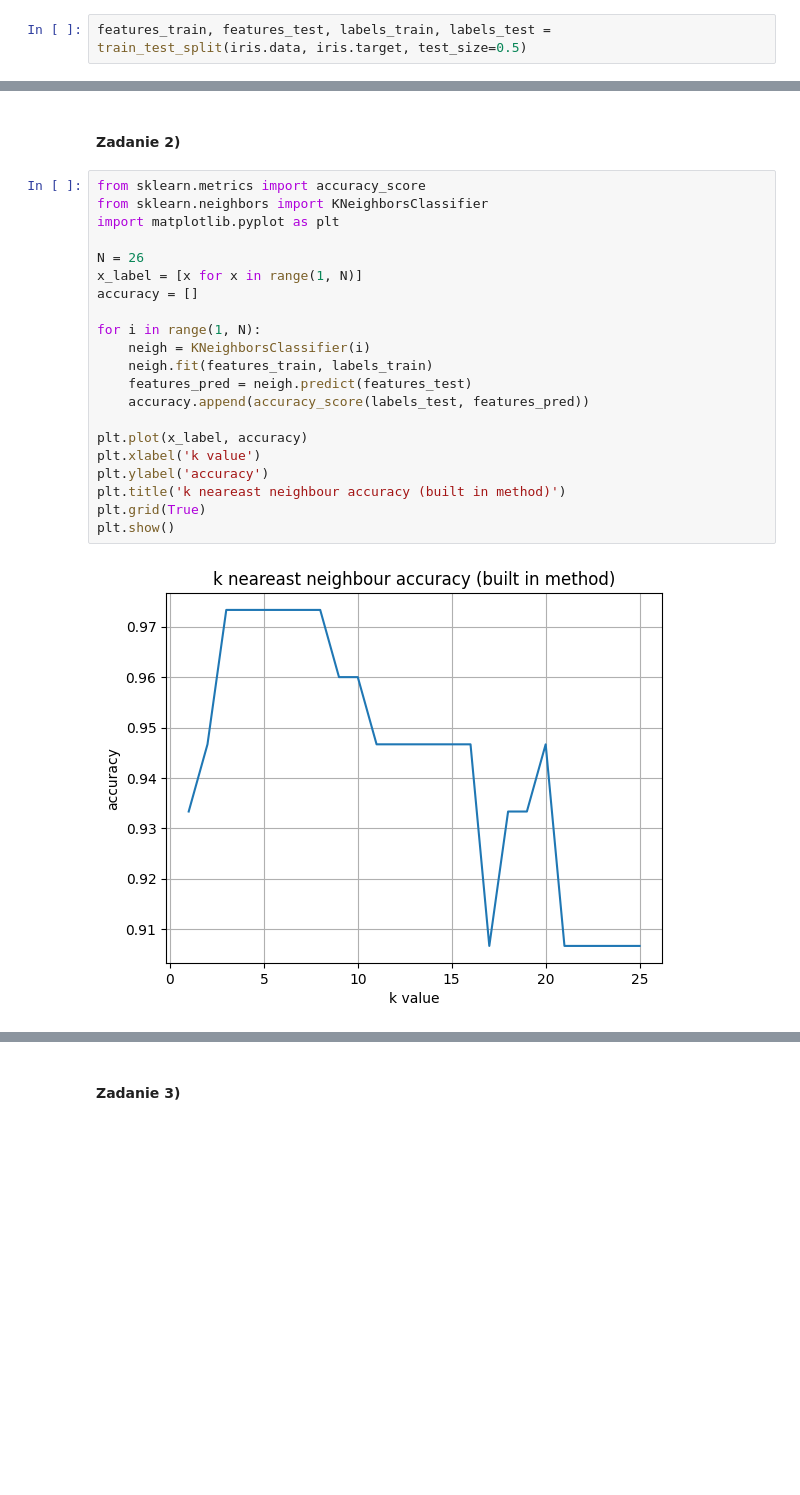
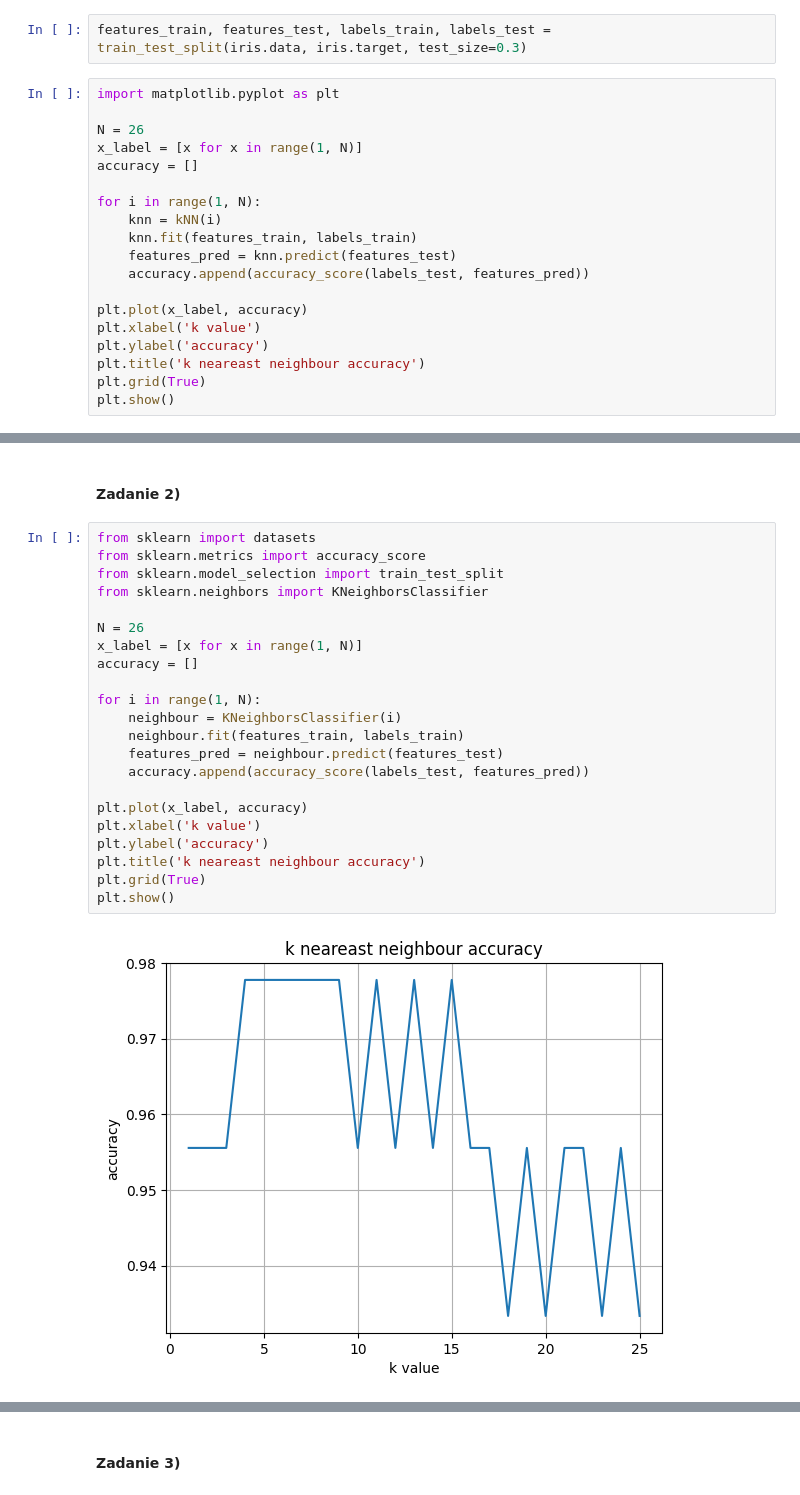
Before and after one commit to LKochan123/Machine-learning, a Jupyter notebook: Lab5/lab5.ipynb, the cells around one changed output, grey strips where cells are left out. Cells and saved outputs as stored; diff of their text form; blank space fills up the shorter version.

```diff
--- a/Lab5/lab5.ipynb
+++ b/Lab5/lab5.ipynb
@@ -18,4 +50,23 @@ data_iris.head()
 | 3 | 4.6 | 3.1 | 1.5 | 0.2 |
 | 4 | 5.0 | 3.6 | 1.4 | 0.2 |
 # %%
-features_train, features_test, labels_train, labels_test = train_test_split(iris.data, iris.target, test_size=0.5)
+features_train, features_test, labels_train, labels_test = train_test_split(iris.data, iris.target, test_size=0.3)
+# %%
+import matplotlib.pyplot as plt
+
+N = 26
+x_label = [x for x in range(1, N)]
+accuracy = []
+
+for i in range(1, N):
+    knn = kNN(i)
+    knn.fit(features_train, labels_train)
+    features_pred = knn.predict(features_test)
+    accuracy.append(accuracy_score(labels_test, features_pred))
+
+plt.plot(x_label, accuracy)
+plt.xlabel('k value')
+plt.ylabel('accuracy')
+plt.title('k neareast neighbour accuracy')
+plt.grid(True)
+plt.show()
@@ -22,25 +75,26 @@ features_train, features_test, labels_train, labels_test = train_test_split(iris
 # %% [markdown]
 #### Zadanie 2)
 # %%
+from sklearn import datasets
 from sklearn.metrics import accuracy_score
+from sklearn.model_selection import train_test_split
 from sklearn.neighbors import KNeighborsClassifier
-import matplotlib.pyplot as plt
 
 N = 26
 x_label = [x for x in range(1, N)]
 accuracy = []
 
 for i in range(1, N):
-    neigh = KNeighborsClassifier(i)
-    neigh.fit(features_train, labels_train)
-    features_pred = neigh.predict(features_test)
+    neighbour = KNeighborsClassifier(i)
+    neighbour.fit(features_train, labels_train)
+    features_pred = neighbour.predict(features_test)
     accuracy.append(accuracy_score(labels_test, features_pred))
 
 plt.plot(x_label, accuracy)
 plt.xlabel('k value')
 plt.ylabel('accuracy')
-plt.title('k neareast neighbour accuracy (built in method)')
+plt.title('k neareast neighbour accuracy')
 plt.grid(True)
 plt.show()
 # %% [output]
-[figure, old version]
+[figure, new version]
```
Also changed, not shown: parts of 8 cells of this notebook, 15 other files.
